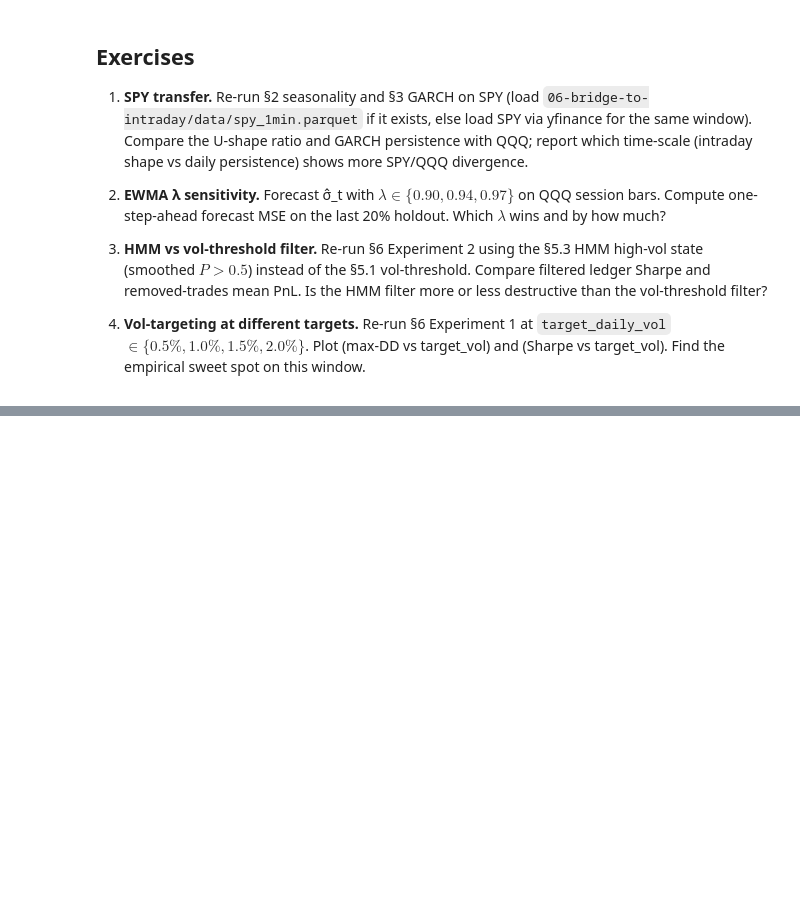
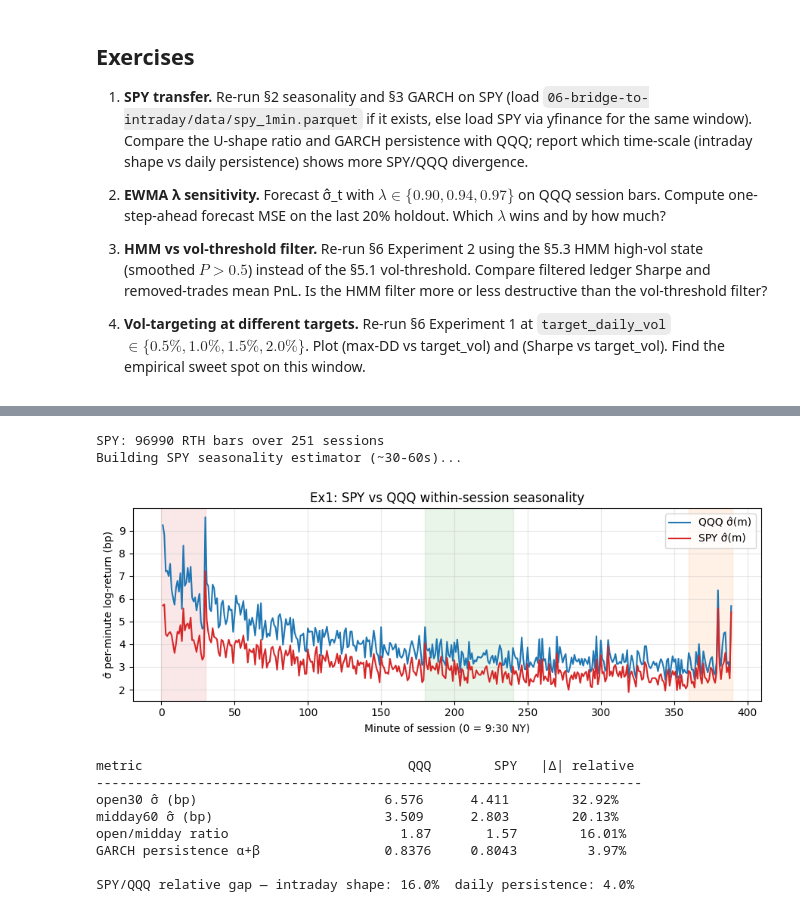
Before and after one commit to MichaelHelmers/quantitative-analysis, a Jupyter notebook: 15-intraday-vol-regime/lesson.ipynb, the cells around one changed output, grey strips where cells are left out. Saved outputs shown, nothing was run; the diff lists cells and outputs as text; code cells hidden in the pictures; blank space fills up the shorter version.

```diff
--- a/15-intraday-vol-regime/lesson.ipynb
+++ b/15-intraday-vol-regime/lesson.ipynb
@@ -664,0 +663,79 @@ holdout.
+# %%
+# Exercise 1: SPY transfer.
+# Re-run §2's per-minute seasonality estimator and §3's GARCH(1,1) on SPY.
+# Two comparisons: (i) intraday shape — open-30 / midday-60 ratio — and
+# (ii) daily persistence (alpha + beta). The bigger relative gap locates
+# WHERE SPY and QQQ diverge: minute-bar microstructure or session-bar regime.
+SPY_PATH = CH6 / "spy_1min.parquet"
+if not SPY_PATH.exists():
+    raise FileNotFoundError(f"SPY cache missing: {SPY_PATH}")
+
+spy = pd.read_parquet(SPY_PATH)
+spy.index = pd.to_datetime(spy.index, utc=True).tz_convert("America/New_York")
+spy["minute_of_day"] = spy.index.hour * 60 + spy.index.minute
+rth_spy = spy[(spy["minute_of_day"] >= RTH_OPEN) & (spy["minute_of_day"] < RTH_CLOSE)].copy()
+rth_spy["minute_of_session"] = rth_spy["minute_of_day"] - RTH_OPEN
+rth_spy["session_date"] = rth_spy.index.normalize()
+rth_spy["log_ret"] = np.log(rth_spy["close"] / rth_spy["close"].shift(1))
+sf_spy = rth_spy.groupby("session_date").head(1).index
+rth_spy.loc[sf_spy, "log_ret"] = np.nan
+print(f"SPY: {len(rth_spy)} RTH bars over {rth_spy['session_date'].nunique()} sessions")
+
+# §2 seasonality on SPY (reuse the function defined in §2 cell).
+print("Building SPY seasonality estimator (~30-60s)...")
+seas_spy = seasonality_estimator(rth_spy, window=60)
+seas_mean_spy = seas_spy.mean(axis=1)
+open30_spy   = seas_mean_spy.iloc[:30].mean()
+midday_spy   = seas_mean_spy.iloc[180:240].mean()
+ratio_spy    = open30_spy / midday_spy if midday_spy > 0 else np.nan
+ratio_qqq    = open30 / midday                            # from §2 cell
+
+# §3 GARCH on SPY session bars.
+session_ret_spy = rth_spy.groupby("session_date")["log_ret"].sum().dropna().values
+fit_spy = fit_garch11(session_ret_spy)
+alpha_spy, beta_spy = fit_spy["alpha"], fit_spy["beta"]
+persistence_spy = alpha_spy + beta_spy
+persistence_qqq = alpha + beta                            # from §3 cell
+
+# Plot SPY vs QQQ seasonality curves on the same axes for the U-shape comparison.
+plt.figure(figsize=(9, 3.5))
+plt.plot(np.arange(390), seas_mean * 1e4, color="C0", label="QQQ σ̂(m)")
+plt.plot(np.arange(390), seas_mean_spy * 1e4, color="C3", label="SPY σ̂(m)")
+plt.axvspan(0, 30, alpha=0.10, color="C3")
+plt.axvspan(180, 240, alpha=0.10, color="C2")
+plt.axvspan(360, 390, alpha=0.10, color="C1")
+plt.xlabel("Minute of session (0 = 9:30 NY)")
+plt.ylabel("σ̂ per-minute log-return (bp)")
+plt.title("Ex1: SPY vs QQQ within-session seasonality")
+plt.legend()
+plt.grid(alpha=0.3)
+plt.tight_layout()
+plt.show()
+
+print()
+print(f"{'metric':<32} {'QQQ':>10} {'SPY':>10} {'|Δ| relative':>14}")
+print("-" * 70)
+print(f"{'open30 σ̂ (bp)':<32} {open30*1e4:>10.3f} {open30_spy*1e4:>10.3f} "
+      f"{abs(open30_spy - open30)/open30:>13.2%}")
+print(f"{'midday60 σ̂ (bp)':<32} {midday*1e4:>10.3f} {midday_spy*1e4:>10.3f} "
+      f"{abs(midday_spy - midday)/midday:>13.2%}")
+print(f"{'open/midday ratio':<32} {ratio_qqq:>10.2f} {ratio_spy:>10.2f} "
+      f"{abs(ratio_spy - ratio_qqq)/ratio_qqq:>13.2%}")
+print(f"{'GARCH persistence α+β':<32} {persistence_qqq:>10.4f} {persistence_spy:>10.4f} "
+      f"{abs(persistence_spy - persistence_qqq)/persistence_qqq:>13.2%}")
+shape_gap = abs(ratio_spy - ratio_qqq) / ratio_qqq
+pers_gap  = abs(persistence_spy - persistence_qqq) / persistence_qqq
+print(f"\nSPY/QQQ relative gap — intraday shape: {shape_gap:.1%}  "
+      f"daily persistence: {pers_gap:.1%}")
+# %% [output]
+SPY: 96990 RTH bars over 251 sessions
+Building SPY seasonality estimator (~30-60s)...
+[figure, added]
+metric                                  QQQ        SPY   |Δ| relative
+----------------------------------------------------------------------
+open30 σ̂ (bp)                        6.576      4.411        32.92%
+midday60 σ̂ (bp)                      3.509      2.803        20.13%
+open/midday ratio                      1.87       1.57        16.01%
+GARCH persistence α+β                0.8376     0.8043         3.97%
+
+SPY/QQQ relative gap — intraday shape: 16.0%  daily persistence: 4.0%
```
Also changed, not shown: parts of 10 cells of this notebook, 9 other files.
